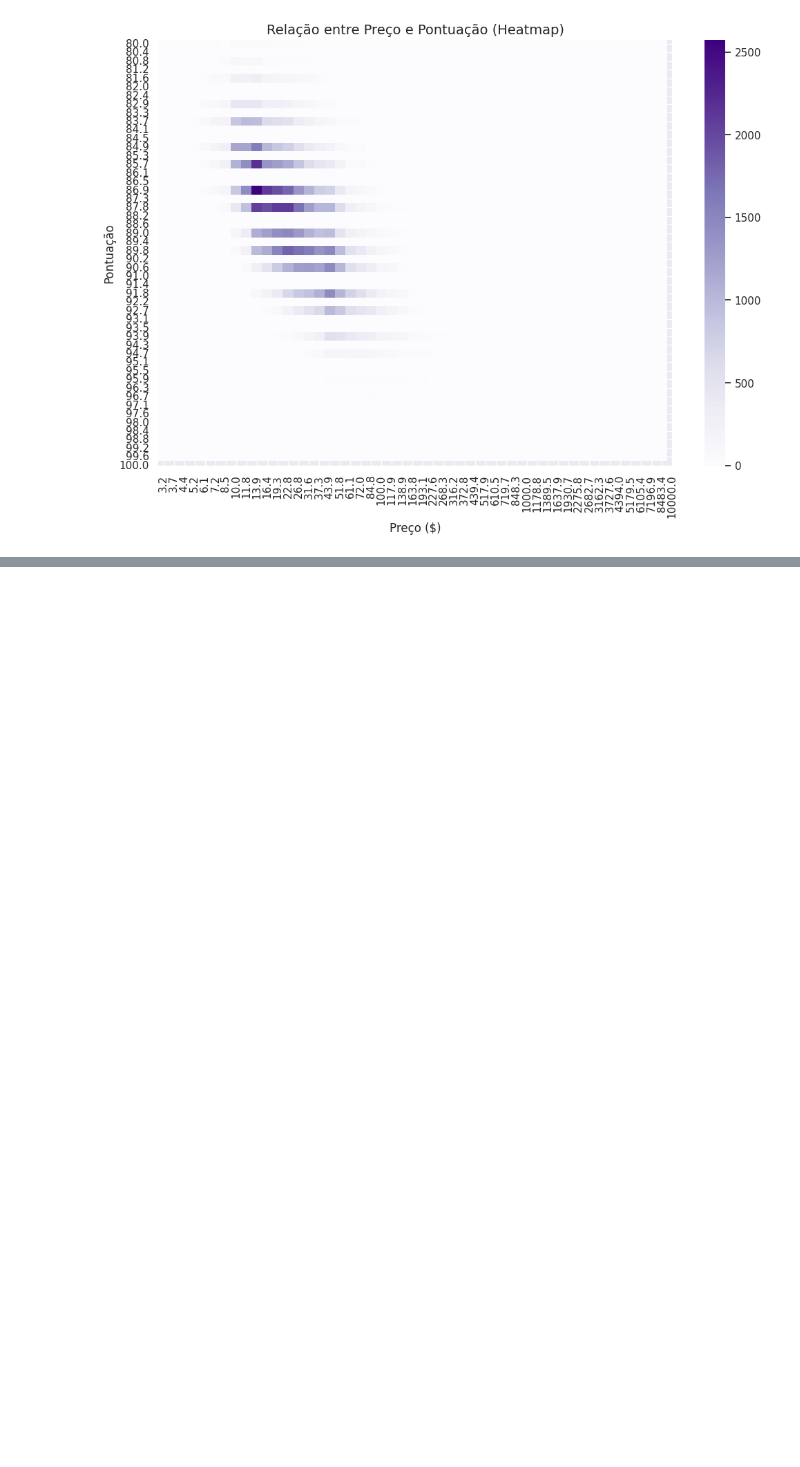
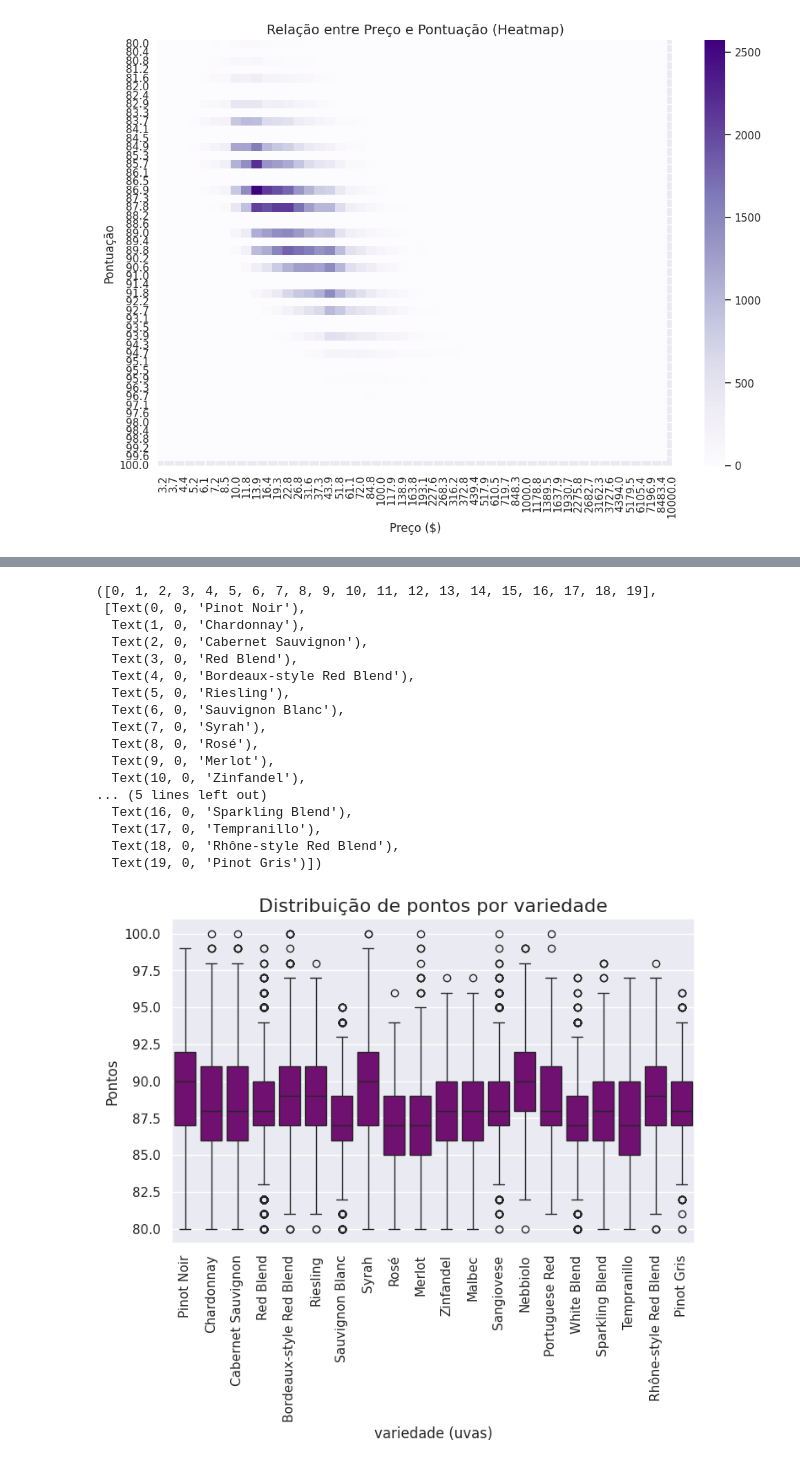
Before and after one commit to Niltonguerra/mineracaoDeDados6Semestre, a Jupyter notebook: Nilton_Dionisio_Guerra_P1.ipynb, the cells around one changed output, grey strips where cells are left out. Saved outputs shown, nothing was run; the diff lists cells and outputs as text; code cells hidden in the pictures; blank space fills up the shorter version.

```diff
--- a/Nilton_Dionisio_Guerra_P1.ipynb
+++ b/Nilton_Dionisio_Guerra_P1.ipynb
@@ -409,0 +445,31 @@ df1[df1['price'] == df1['price'].max()][:1]
+# %%
+plt.figure(figsize=(8,5))
+sns.boxplot(data=df1,
+            x='variety',
+            y='points',
+            color='Purple',
+            order= df1['variety'].value_counts().iloc[:20].index
+            )
+plt.title('Distribuição de pontos por variedade', fontsize = 16)
+plt.xlabel('variedade (uvas)')
+plt.ylabel('Pontos')
+plt.xticks(rotation=90)
+# %% [output]
+([0, 1, 2, 3, 4, 5, 6, 7, 8, 9, 10, 11, 12, 13, 14, 15, 16, 17, 18, 19],
+ [Text(0, 0, 'Pinot Noir'),
+  Text(1, 0, 'Chardonnay'),
+  Text(2, 0, 'Cabernet Sauvignon'),
+  Text(3, 0, 'Red Blend'),
+  Text(4, 0, 'Bordeaux-style Red Blend'),
+  Text(5, 0, 'Riesling'),
+  Text(6, 0, 'Sauvignon Blanc'),
+  Text(7, 0, 'Syrah'),
+  Text(8, 0, 'Rosé'),
+  Text(9, 0, 'Merlot'),
+  Text(10, 0, 'Zinfandel'),
+... (5 lines left out)
+  Text(16, 0, 'Sparkling Blend'),
+  Text(17, 0, 'Tempranillo'),
+  Text(18, 0, 'Rhône-style Red Blend'),
+  Text(19, 0, 'Pinot Gris')])
+[figure, added]
```
Also changed, not shown: parts of 6 cells of this notebook.
